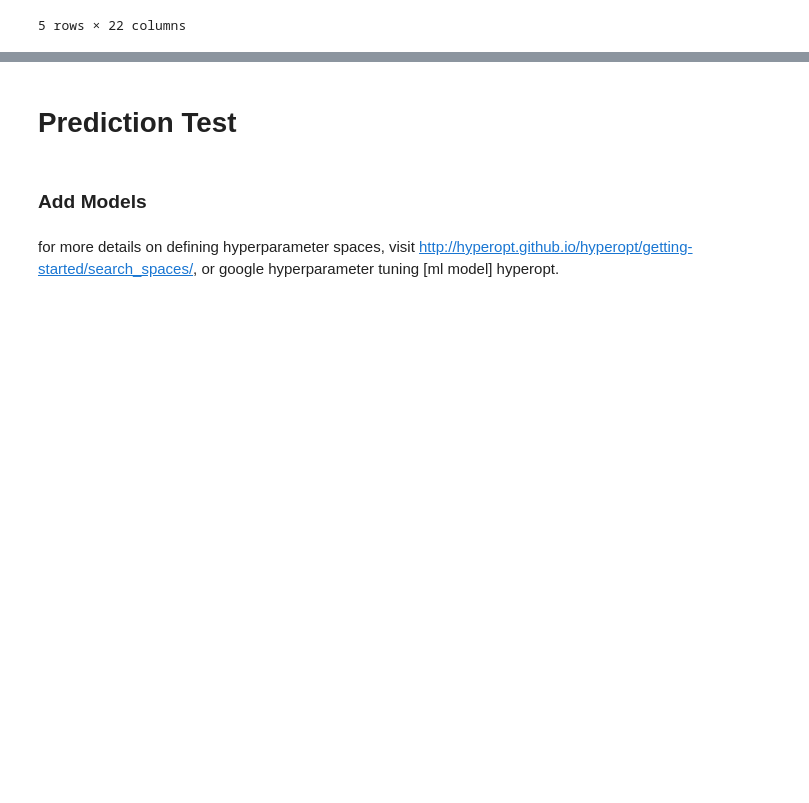
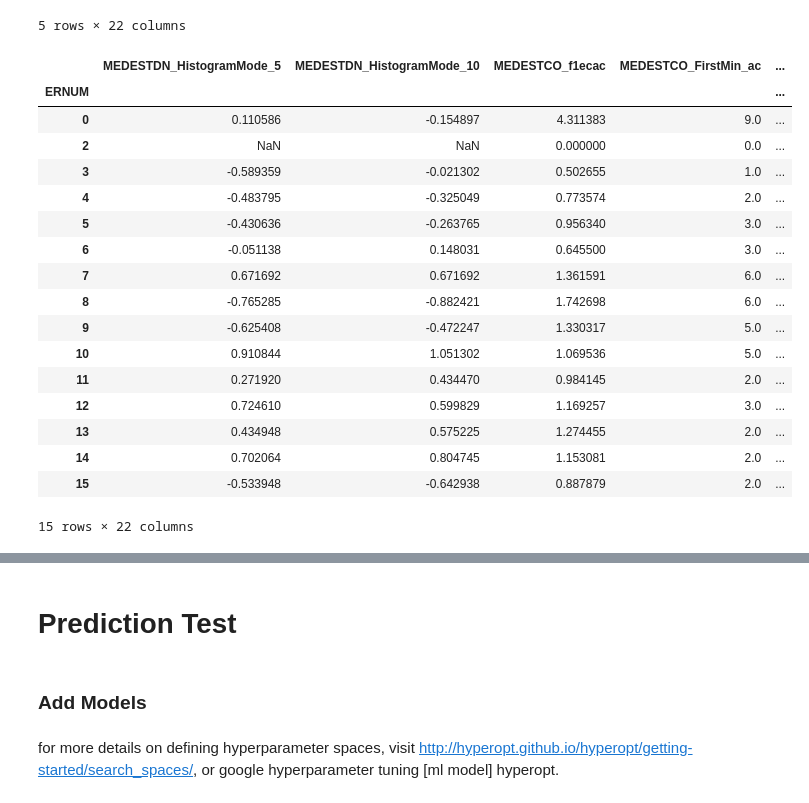
Before and after one commit to layoups/post-earnings-returns, a Jupyter notebook: tsfea_test.ipynb, the cells around one changed output, grey strips where cells are left out. Cells and saved outputs as stored; diff of their text form; code cells hidden in the pictures; blank space fills up the shorter version.

```diff
--- a/tsfea_test.ipynb
+++ b/tsfea_test.ipynb
@@ -71,6 +88,27 @@ medest_features.head()
 |  | 4 | 8.490331e-01 | 9.515026e-01 | 0.677410 | 2.0 | ... |
 |  | 5 | -5.250000e-01 | -6.375000e-01 | 1.704643 | 6.0 | ... |
 5 rows × 22 columns
+# %%
+medest_features.loc['AAPL']
+# %% [output]
+|  | MEDESTDN_HistogramMode_5 | MEDESTDN_HistogramMode_10 | MEDESTCO_f1ecac | MEDESTCO_FirstMin_ac | ... |
+| ERNUM |  |  |  |  | ... |
+| 0 | 0.110586 | -0.154897 | 4.311383 | 9.0 | ... |
+| 2 | NaN | NaN | 0.000000 | 0.0 | ... |
+| 3 | -0.589359 | -0.021302 | 0.502655 | 1.0 | ... |
+| 4 | -0.483795 | -0.325049 | 0.773574 | 2.0 | ... |
+| 5 | -0.430636 | -0.263765 | 0.956340 | 3.0 | ... |
+| 6 | -0.051138 | 0.148031 | 0.645500 | 3.0 | ... |
+| 7 | 0.671692 | 0.671692 | 1.361591 | 6.0 | ... |
+| 8 | -0.765285 | -0.882421 | 1.742698 | 6.0 | ... |
+| 9 | -0.625408 | -0.472247 | 1.330317 | 5.0 | ... |
+| 10 | 0.910844 | 1.051302 | 1.069536 | 5.0 | ... |
+| 11 | 0.271920 | 0.434470 | 0.984145 | 2.0 | ... |
+| 12 | 0.724610 | 0.599829 | 1.169257 | 3.0 | ... |
+| 13 | 0.434948 | 0.575225 | 1.274455 | 2.0 | ... |
+| 14 | 0.702064 | 0.804745 | 1.153081 | 2.0 | ... |
+| 15 | -0.533948 | -0.642938 | 0.887879 | 2.0 | ... |
+15 rows × 22 columns
 # %%
 return_features = tsfea.extract_features_from_column(
     reconciled_returns,
```
Also changed, not shown: parts of 3 cells of this notebook.
